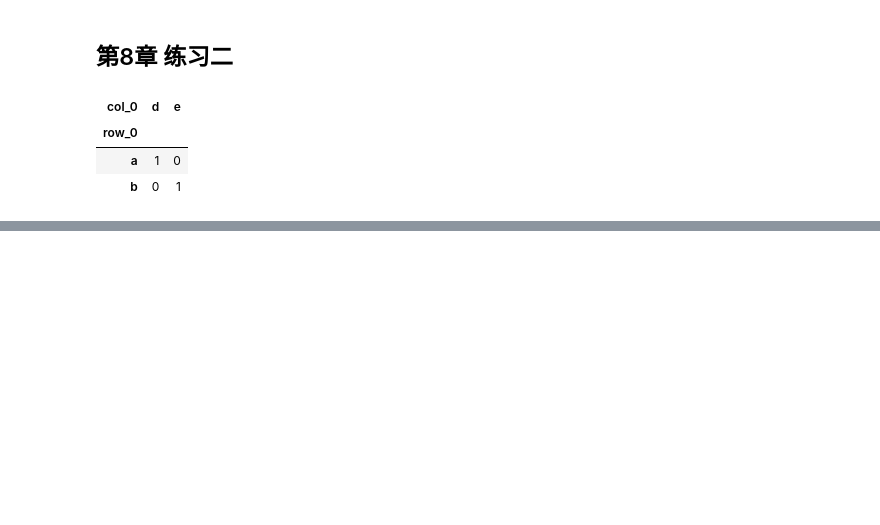
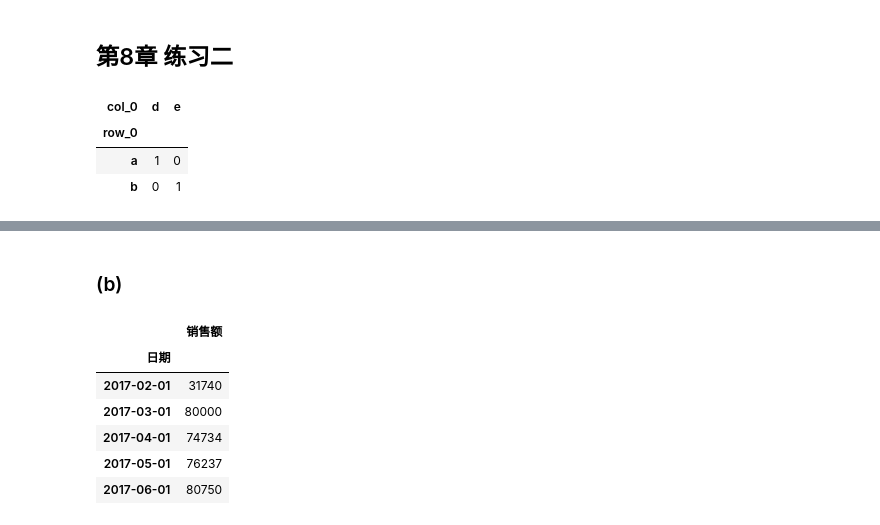
Before and after one commit to datawhalechina/joyful-pandas, a Jupyter notebook: 参考答案.ipynb, the cells around one changed output, grey strips where cells are left out. Drawn from its saved outputs; the diff is of its cells as text; code cells hidden in the pictures; blank space fills up the shorter version.

```diff
--- a/参考答案.ipynb
+++ b/参考答案.ipynb
@@ -957,0 +976,21 @@ my_crosstab(foo,bar)
+# %% [markdown]
+### (b)
+# %%
+holiday = pd.date_range(start='20170501', end='20170503').append(
+          pd.date_range(start='20171001', end='20171007')).append(
+          pd.date_range(start='20180215', end='20180221')).append(
+          pd.date_range(start='20180501', end='20180503')).append(
+          pd.date_range(start='20181001', end='20181007')).append(
+          pd.date_range(start='20190204', end='20190224')).append(
+          pd.date_range(start='20190501', end='20190503')).append(
+          pd.date_range(start='20191001', end='20191007'))
+result = df[~df['日期'].isin(holiday)].set_index('日期').resample('MS').sum()
+result.head()
+# %% [output]
+|  | 销售额 |
+| 日期 |  |
+| 2017-02-01 | 31740 |
+| 2017-03-01 | 80000 |
+| 2017-04-01 | 74734 |
+| 2017-05-01 | 76237 |
+| 2017-06-01 | 80750 |
```
Also changed, not shown: parts of 21 cells of this notebook, 4 other files.
